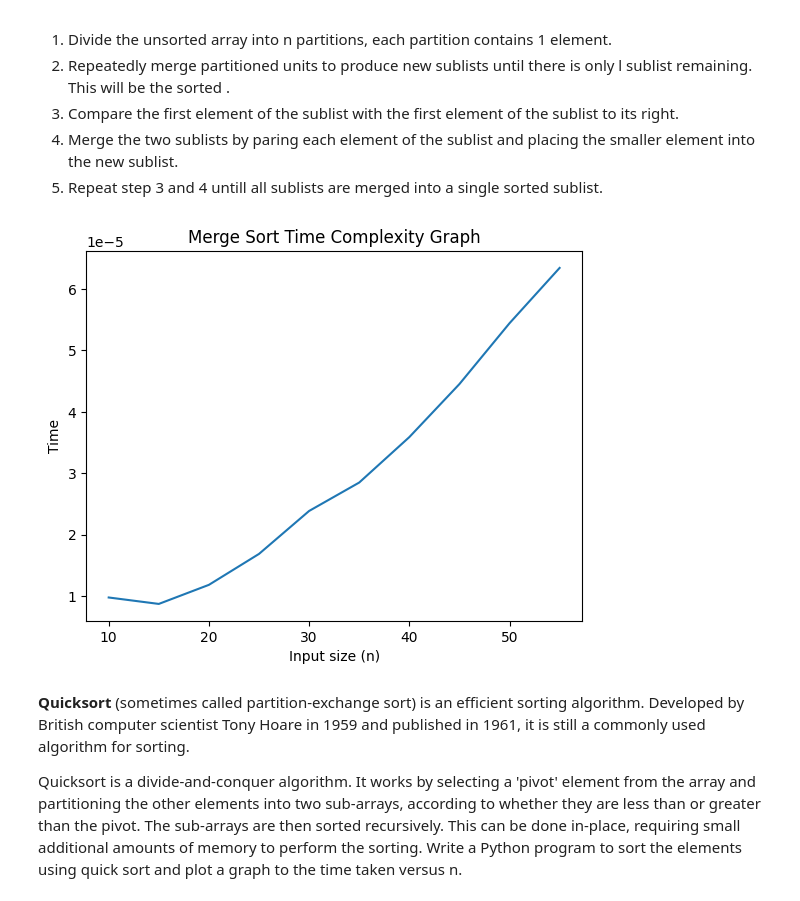
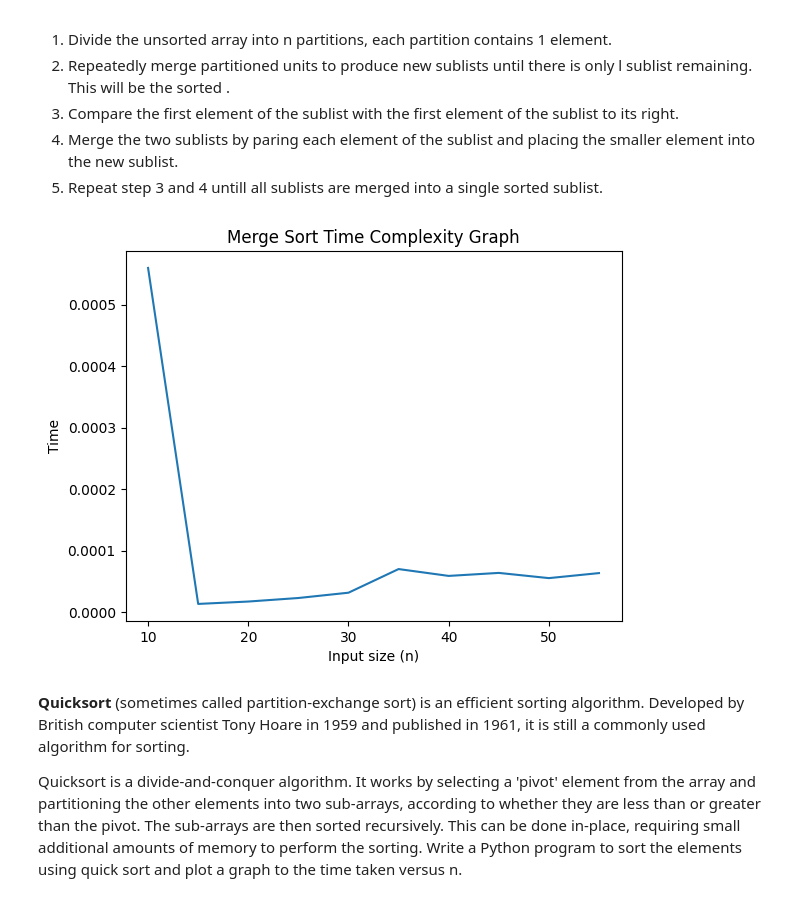
Before and after one commit to Harshitd1/algoAndProblemSolving, a Jupyter notebook: Lab_5.ipynb, the cells around one changed output. Saved outputs shown, nothing was run; the diff lists cells and outputs as text; code cells hidden in the pictures.

```diff
--- a/Lab_5.ipynb
+++ b/Lab_5.ipynb
@@ -59,40 +59,42 @@ Write a Python program to sort the elements using **merge sort** and plot a grap
 # %%
 #write code for above cell and compute the running time and also plot graph.
 def merge_sort(arr):
+  if len(arr)<=1:
+    return arr
   m=len(arr)//2
   l=arr[:m]
   r=arr[m:]
   l=merge_sort(l)
   r=merge_sort(r)
   return merge(l,r)
 def merge(l,r):
   res=[]
   i=j=0
   while i<len(l) and j<len(r):
     if l[i]<=r[j]:
       res.append(l[i])
       i+=1
     else:
       res.append(r[j])
       j+=1
   res.extend(l[i:])
   res.extend(r[j:])
-
+  return res
   n_values=list(range(1,50))
   time_values=[]
   for n in n_values:
     data = range(n * 10)
     start = time.perf_counter()
     merge_sort(data)
     end = time.perf_counter()
     time_values.append(end - start)
 plt.plot(n_values, time_values)
 plt.xlabel("Input size (n)")
 plt.ylabel("Time")
 plt.title("Merge Sort Time Complexity Graph")
 plt.show()
 # %% [output]
-[figure, old version]
+[figure, new version]
 # %% [markdown]
 **Quicksort** (sometimes called partition-exchange sort) is an efficient sorting algorithm. Developed by British computer scientist Tony Hoare in 1959 and published in 1961, it is still a commonly used algorithm for sorting.
 
```
Also changed, not shown: parts of 6 cells of this notebook.
